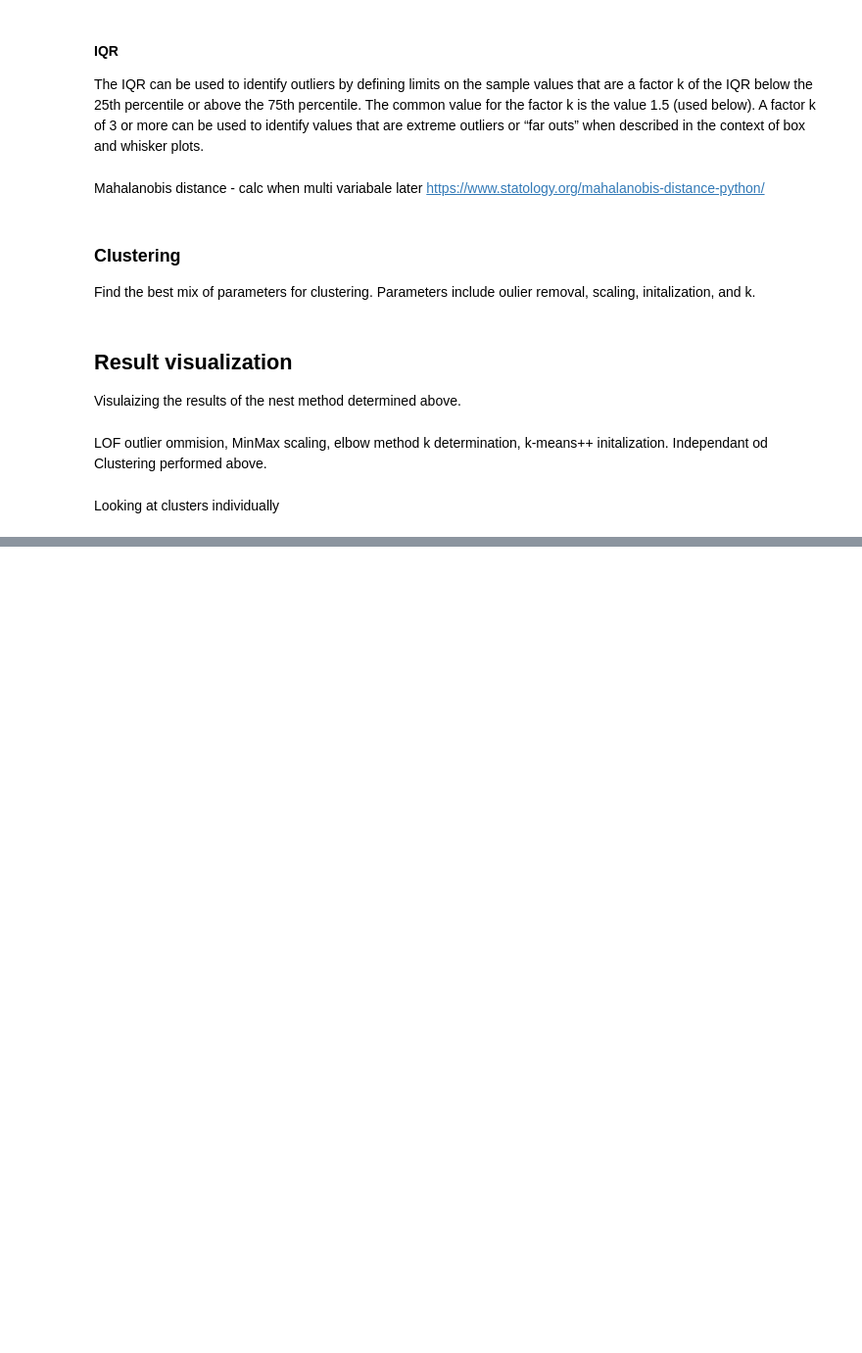
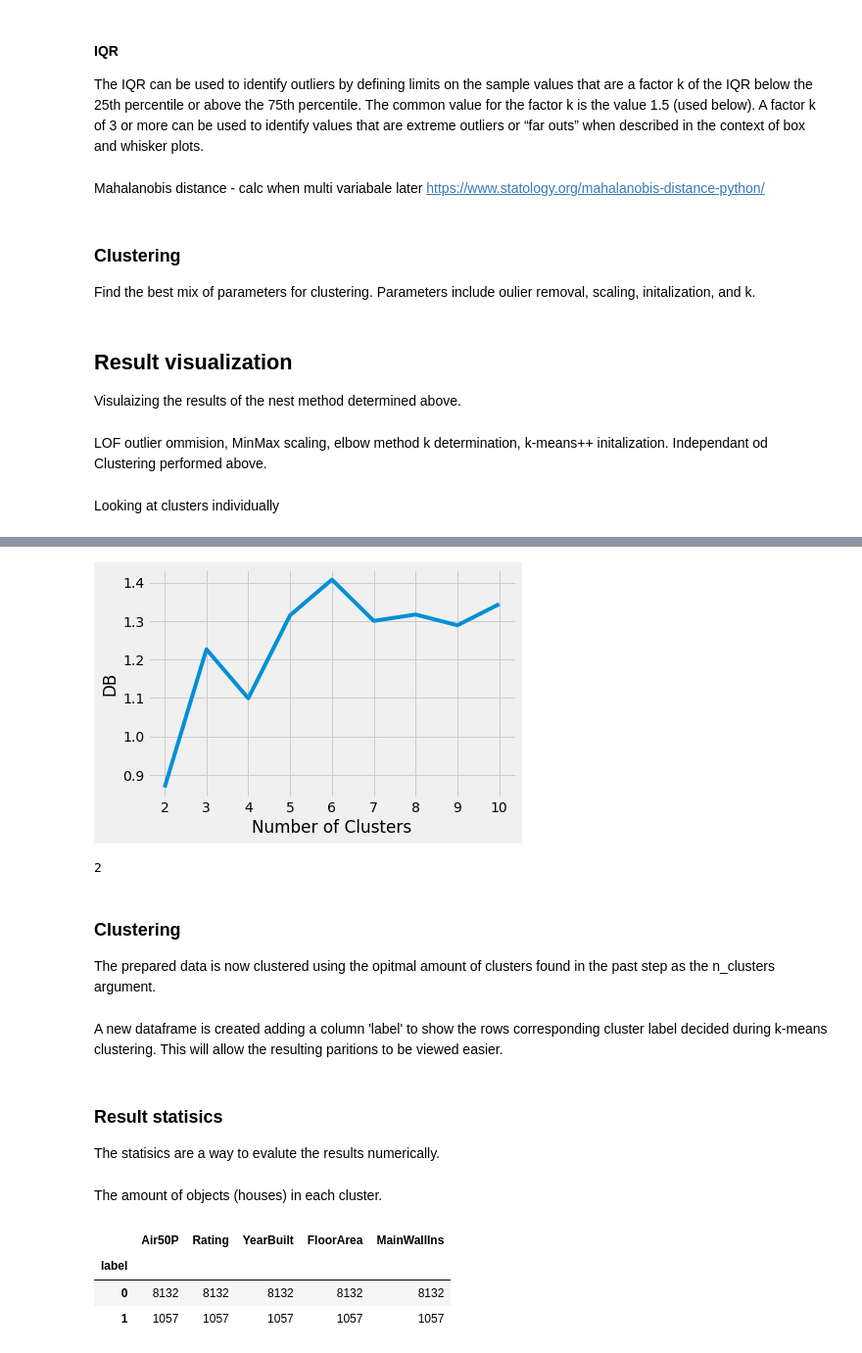
Before and after one commit to NRCan-IETS-CE-O-HBC/HTAP-projects, a Jupyter notebook: K-means-Archetypes/Development-of-Archetypes-Using-K-means.ipynb, the cells around one changed output, grey strips where cells are left out. Shown at 98% size. Drawn from its saved outputs; the diff is of its cells as text; code cells hidden in the pictures; blank space fills up the shorter version.

Commit message:
Mutli dimensional clustering

```diff
--- a/K-means-Archetypes/Development-of-Archetypes-Using-K-means.ipynb
+++ b/K-means-Archetypes/Development-of-Archetypes-Using-K-means.ipynb
@@ -41,7 +41,7 @@ ers_sample_records.describe()
 Placeholder for this process.
 # %%
 # Air50P selected for 1D clustering test
-cl_variables = ['MainWallIns']
+cl_variables = ['Main']
 test_data = ers_sample_records[cl_variables]
 # %% [markdown]
 ### Missing values
@@ -729,0 +881,5 @@ sns.scatterplot(x='MainWallIns',y= 'Air50P', data=clusters, hue= 'label')
+# %%
+#insert the column name of the selected parameters that will be held by the varibale parameters
+parameters = ['Air50P','Rating', 'YearBuilt', 'FloorArea', 'MainWallIns']
+# create a new data frame with parameters
+cl_data = lof_data[parameters]
@@ -729,0 +891,5 @@ sns.scatterplot(x='MainWallIns',y= 'Air50P', data=clusters, hue= 'label')
+# %%
+#initalize scaler
+minmax = MinMaxScaler()
+#scale parameters
+scaled_parameters = minmax.fit_transform(cl_data)
@@ -729,0 +901,39 @@ sns.scatterplot(x='MainWallIns',y= 'Air50P', data=clusters, hue= 'label')
+# %%
+from sklearn.metrics import davies_bouldin_score
+
+DB_score = []
+
+kmeans_kwargs = {
+    "init":"k-means++",
+    "n_init":10,
+    "max_iter":300,
+    "random_state":42,
+}
+
+for k in range(2,11):
+    kmeans = KMeans(n_clusters=k, **kmeans_kwargs)
+    kmeans.fit(scaled_parameters)
+    pred_labels = kmeans.labels_
+    dav_score = davies_bouldin_score(scaled_parameters, pred_labels)
+    DB_score.append(dav_score)
+
+plt.style.use("fivethirtyeight")
+plt.plot(range(2,11), DB_score)
+plt.xticks(range(2,11))
+plt.xlabel("Number of Clusters")
+plt.ylabel("DB")
+plt.show()
+
+#find min BD = optimum K
+
+#amount of clusters for DB
+min_index = DB_score.index(min(DB_score))
+DB_k =range(2,11)
+DB_k = DB_k[min_index]
+DB_k
+# %% [output]
+[figure, added]
+2
+# %% [markdown]
+### Clustering
+The prepared data is now clustered using the opitmal amount of clusters found in the past step as the n_clusters argument.
@@ -729,0 +953,2 @@ sns.scatterplot(x='MainWallIns',y= 'Air50P', data=clusters, hue= 'label')
+# %% [markdown]
+A new dataframe is created adding a column 'label' to show the rows corresponding cluster label decided during k-means clustering. This will allow the resulting paritions to be viewed easier.
@@ -729,0 +961,12 @@ sns.scatterplot(x='MainWallIns',y= 'Air50P', data=clusters, hue= 'label')
+# %% [markdown]
+### Result statisics
+The statisics are a way to evalute the results numerically.
+# %% [markdown]
+The amount of objects (houses) in each cluster.
+# %%
+label_group.count()
+# %% [output]
+|  | Air50P | Rating | YearBuilt | FloorArea | MainWallIns |
+| label |  |  |  |  |  |
+| 0 | 8132 | 8132 | 8132 | 8132 | 8132 |
+| 1 | 1057 | 1057 | 1057 | 1057 | 1057 |
```
Also changed, not shown: parts of 110 cells of this notebook.
